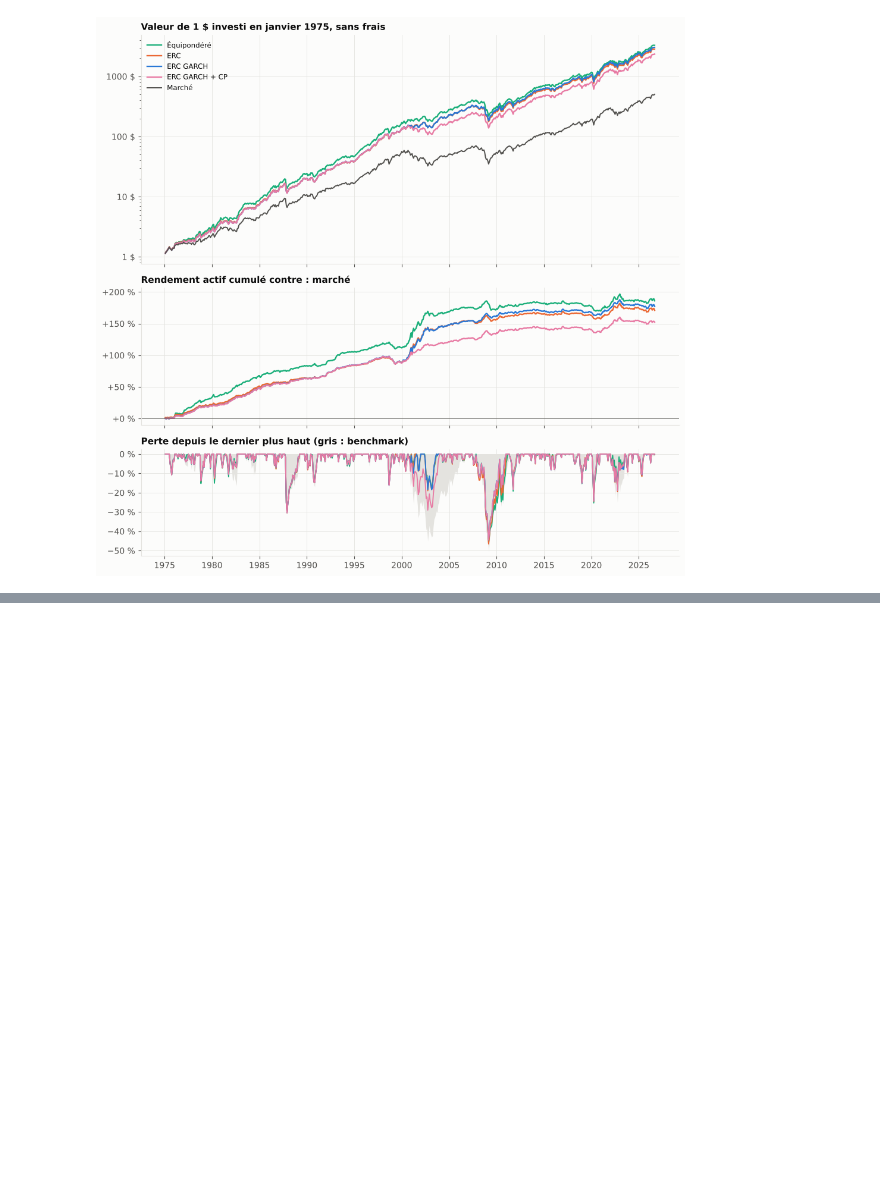
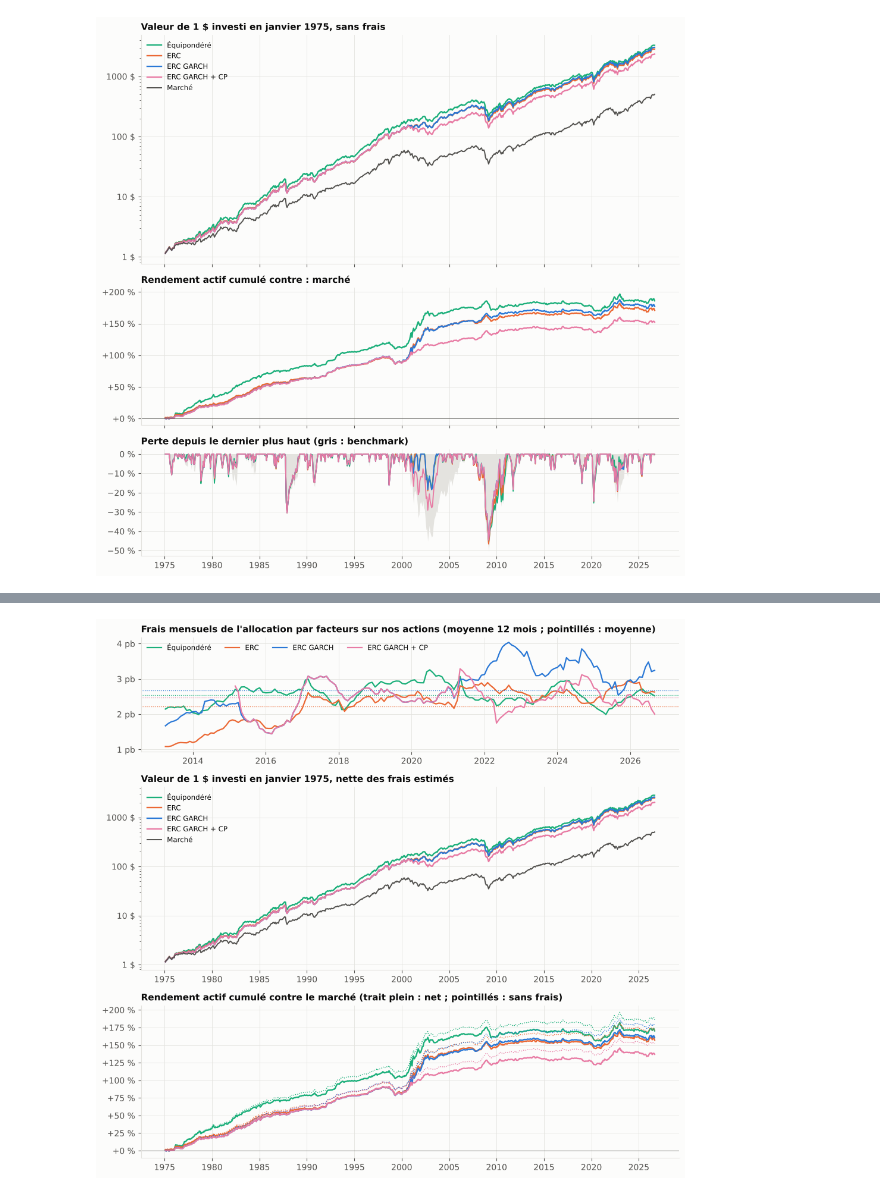
Before and after one commit to Anto279/conformal-factor-allocation, a Jupyter notebook: notebooks/etape12_comparaison_finale.ipynb, the cells around one changed output, grey strips where cells are left out. Saved outputs shown, nothing was run; the diff lists cells and outputs as text; code cells hidden in the pictures; blank space fills up the shorter version.

Commit message:
Étape 12.3 : facteurs de French nets des frais estimés sur nos actions

```diff
--- a/notebooks/etape12_comparaison_finale.ipynb
+++ b/notebooks/etape12_comparaison_finale.ipynb
@@ -555,0 +583,6 @@ graphique(nets_f, "Marché", per_f, "Valeur de 1 $ investi en janvier 1975, sans
+# %%
+nets_fn = {k: nets_f[k] - cout_mensuel[k] for k in actifs_f}
+nets_fn["Marché"] = nets_f["Marché"]
+tableau_fn = pd.DataFrame({k: metriques(r, marche) for k, r in nets_fn.items()}).T.drop(columns="rotation annuelle")
+print(f"{per_f[0]} à {per_f[-1]}, nets des frais estimés ; benchmark : le marché")
+tableau_fn.style.format(FORMATS, na_rep="")
@@ -555,0 +597,10 @@ graphique(nets_f, "Marché", per_f, "Valeur de 1 $ investi en janvier 1975, sans
+# %%
+# Sensibilité : rendement actif annuel et t selon le niveau de frais
+lignes = {}
+for mult in [0, 1, 2, 3]:
+    for k in actifs_f:
+        act = nets_f[k] - mult * cout_mensuel[k] - nets_f["Marché"]
+        moy, t, _ = test_moyenne(act)
+        lignes[(f"frais × {mult}", k)] = {"rendement actif annuel": 12 * act.mean(), "t": t,
+                                           "ratio d'information": act.mean() / act.std() * np.sqrt(12)}
+pd.DataFrame(lignes).T.style.format({"rendement actif annuel": "{:+.2%}", "t": "{:+.2f}", "ratio d'information": "{:+.2f}"})
@@ -555,0 +648,36 @@ graphique(nets_f, "Marché", per_f, "Valeur de 1 $ investi en janvier 1975, sans
+# %%
+fig, (ax1, ax2, ax3) = plt.subplots(3, 1, figsize=(10, 9.5), gridspec_kw={"height_ratios": [1.5, 2.4, 2]})
+for k, v in frais_actions.items():
+    ax1.plot(v.index.to_timestamp(how="end"), 1e4 * v.rolling(12).mean(), color=COUL[k], lw=1.6, label=k)
+    ax1.axhline(1e4 * cout_mensuel[k], color=COUL[k], lw=0.9, ls=":")
+ax1.yaxis.set_major_formatter(virgule("{:.0f} pb"))
+ax1.set_title("Frais mensuels de l'allocation par facteurs sur nos actions (moyenne 12 mois ; pointillés : moyenne)")
+ax1.legend(loc="upper left", fontsize=8.5, ncol=4)
+ax1.xaxis.set_major_locator(mdates.YearLocator(2))
+ax1.xaxis.set_major_formatter(mdates.DateFormatter("%Y"))
+
+d = per_f.to_timestamp(how="end")
+for k in actifs_f:
+    ax2.plot(d, (1 + nets_fn[k]).cumprod(), color=COUL[k], lw=1.7, label=k)
+ax2.plot(d, (1 + nets_fn["Marché"]).cumprod(), color=TEXTE2, lw=1.4, label="Marché")
+ax2.set_yscale("log")
+ax2.set_yticks([1, 10, 100, 1000])
+ax2.yaxis.set_major_formatter(virgule("{:.0f} $"))
+ax2.yaxis.set_minor_formatter(plt.NullFormatter())
+ax2.set_title("Valeur de 1 $ investi en janvier 1975, nette des frais estimés")
+ax2.legend(loc="upper left", fontsize=8.5)
+
+for k in actifs_f:
+    ax3.plot(d, 100 * (nets_f[k] - nets_f["Marché"]).cumsum(), color=COUL[k], lw=1, ls=":")
+    ax3.plot(d, 100 * (nets_fn[k] - nets_fn["Marché"]).cumsum(), color=COUL[k], lw=1.7)
+ax3.axhline(0, color=TEXTE2, lw=0.6)
+ax3.yaxis.set_major_formatter(virgule("{:+.0f} %"))
+ax3.set_title("Rendement actif cumulé contre le marché (trait plein : net ; pointillés : sans frais)")
+for ax in (ax2, ax3):
+    ax.xaxis.set_major_locator(mdates.YearLocator(5))
+    ax.xaxis.set_major_formatter(mdates.DateFormatter("%Y"))
+fig.tight_layout()
+sauver(fig, "final_french_frais.png")
+plt.show()
+# %% [output]
+[figure, added]
```
Also changed, not shown: parts of 5 cells of this notebook, 2 other files.
